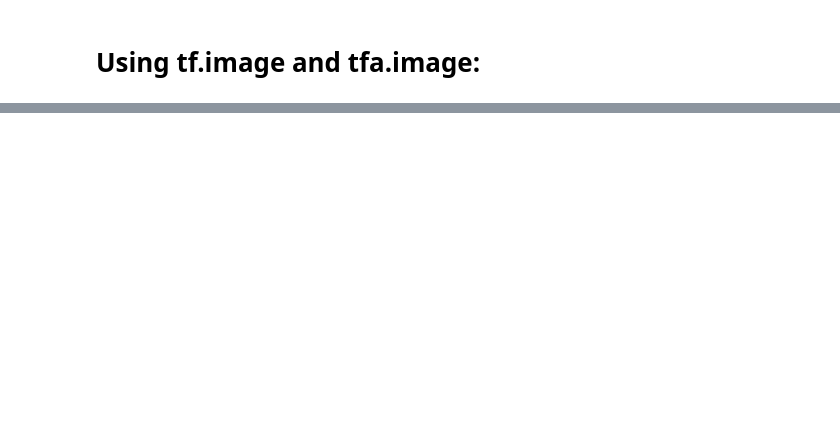
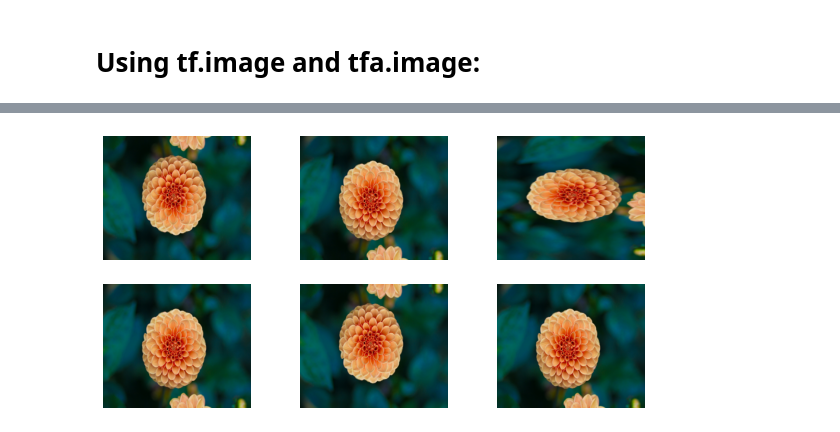
Before and after one commit to benihime91/blog, a Jupyter notebook: _notebooks/2020-11-15-image-augmentation-tensorflow.ipynb, the cells around one changed output, grey strips where cells are left out. Drawn from its saved outputs; the diff is of its cells as text; code cells hidden in the pictures; blank space fills up the shorter version.

```diff
--- a/_notebooks/2020-11-15-image-augmentation-tensorflow.ipynb
+++ b/_notebooks/2020-11-15-image-augmentation-tensorflow.ipynb
@@ -136,0 +222,29 @@ show_image_batch(_batch)
+# %%
+def random_flip(image):
+    """
+    Randomly flips the given image along its dimensions.
+    The flip maybe horizontal or vertical.
+    """
+    flip_prob = tf.random.uniform([], 0, 1.0, dtype=tf.float32)
+
+    if flip_prob > 0.75 :
+        image = tf.image.transpose(image)
+
+    elif flip_prob > 0.4:
+        image = tf.image.random_flip_up_down(image)
+
+    elif flip_prob > 0.3:
+        image = tf.image.random_flip_left_right(image)
+    return image
+# %%
+#collaspe
+_batch = []
+fn = random_flip
+
+for _ in range(6):
+    _im = fn(np.array(image))
+    _im = resize_sample_image(_im)
+    _batch.append(np.uint(_im))
+show_image_batch(_batch)
+# %% [output]
+[figure, added]
```
Also changed, not shown: parts of 40 cells of this notebook.
